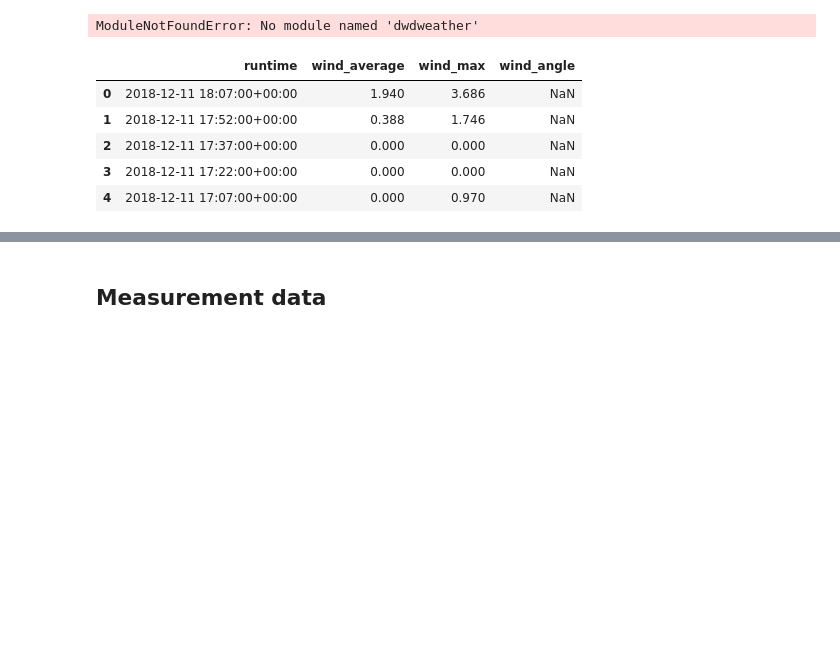
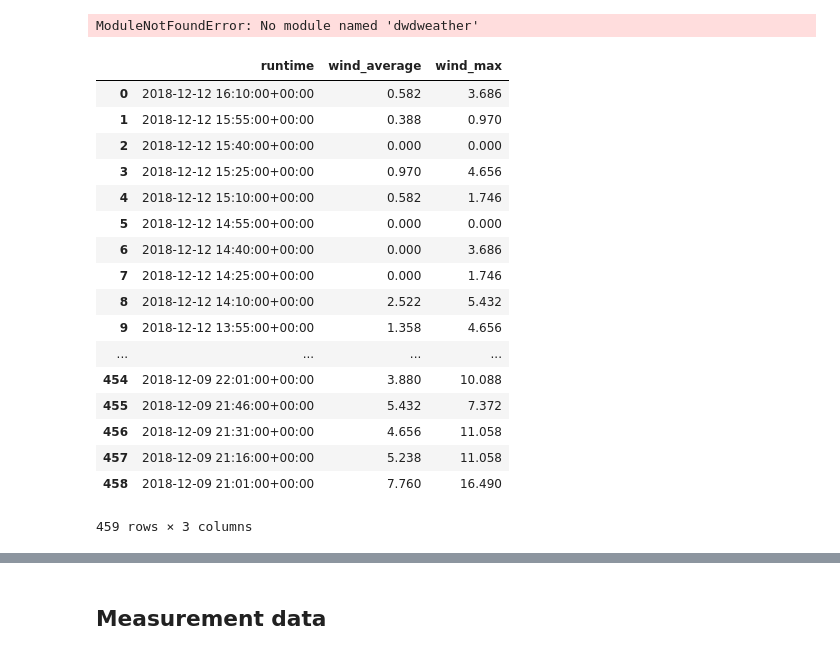
Before and after one commit to windhunter9/notebooks, a Jupyter notebook: weather.ipynb, the cells around one changed output, grey strips where cells are left out. Drawn from its saved outputs; the diff is of its cells as text; code cells hidden in the pictures; blank space fills up the shorter version.

```diff
--- a/weather.ipynb
+++ b/weather.ipynb
@@ -23,14 +23,26 @@ import matplotlib.pyplot as plt
 measurement = pd.read_csv("../../windmeasurement.csv")
 forecast = pd.read_csv("../../windforecast.csv")
 # %%
-measurement.head()
+measurement
 # %% [output]
-|  | runtime | wind_average | wind_max | wind_angle |
-| 0 | 2018-12-11 18:07:00+00:00 | 1.940 | 3.686 | NaN |
-| 1 | 2018-12-11 17:52:00+00:00 | 0.388 | 1.746 | NaN |
-| 2 | 2018-12-11 17:37:00+00:00 | 0.000 | 0.000 | NaN |
-| 3 | 2018-12-11 17:22:00+00:00 | 0.000 | 0.000 | NaN |
-| 4 | 2018-12-11 17:07:00+00:00 | 0.000 | 0.970 | NaN |
+|  | runtime | wind_average | wind_max |
+| 0 | 2018-12-12 16:10:00+00:00 | 0.582 | 3.686 |
+| 1 | 2018-12-12 15:55:00+00:00 | 0.388 | 0.970 |
+| 2 | 2018-12-12 15:40:00+00:00 | 0.000 | 0.000 |
+| 3 | 2018-12-12 15:25:00+00:00 | 0.970 | 4.656 |
+| 4 | 2018-12-12 15:10:00+00:00 | 0.582 | 1.746 |
+| 5 | 2018-12-12 14:55:00+00:00 | 0.000 | 0.000 |
+| 6 | 2018-12-12 14:40:00+00:00 | 0.000 | 3.686 |
+| 7 | 2018-12-12 14:25:00+00:00 | 0.000 | 1.746 |
+| 8 | 2018-12-12 14:10:00+00:00 | 2.522 | 5.432 |
+| 9 | 2018-12-12 13:55:00+00:00 | 1.358 | 4.656 |
+| ... | ... | ... | ... |
+| 454 | 2018-12-09 22:01:00+00:00 | 3.880 | 10.088 |
+| 455 | 2018-12-09 21:46:00+00:00 | 5.432 | 7.372 |
+| 456 | 2018-12-09 21:31:00+00:00 | 4.656 | 11.058 |
+| 457 | 2018-12-09 21:16:00+00:00 | 5.238 | 11.058 |
+| 458 | 2018-12-09 21:01:00+00:00 | 7.760 | 16.490 |
+459 rows × 3 columns
 # %%
 measurement['runtime'] = pd.to_datetime(measurement['runtime'])
 forecast['forecast_time'] = pd.to_datetime(forecast['forecast_time'])
```
Also changed, not shown: parts of 19 cells of this notebook.
